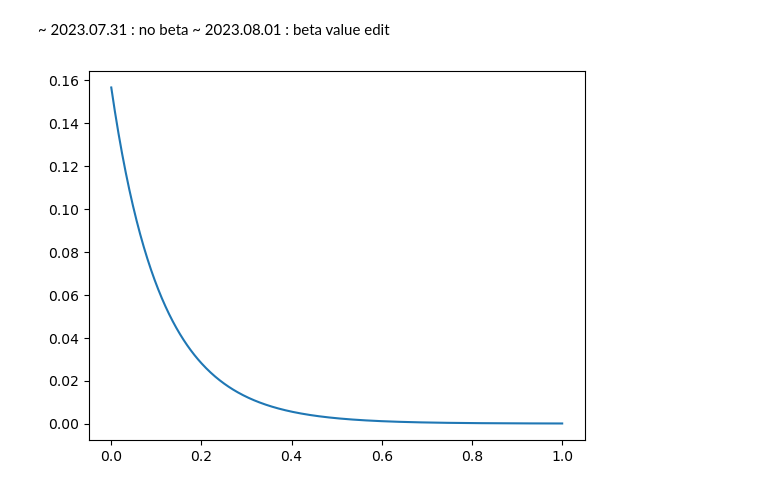
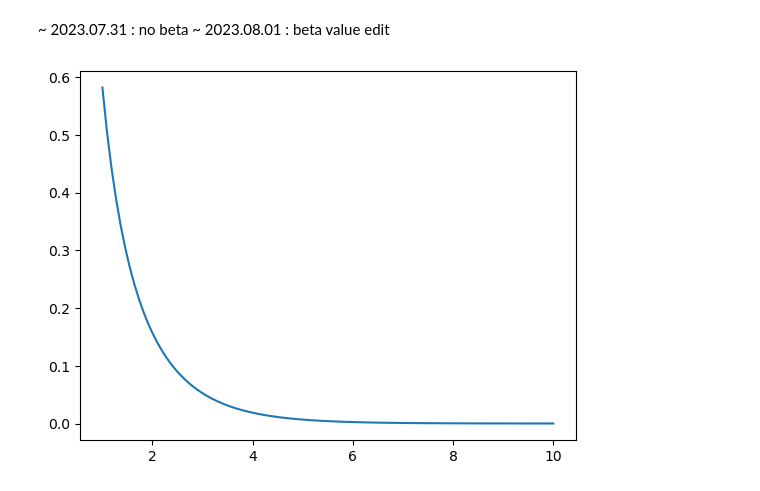
Before and after one commit to Ha-Nul/Codes, a Jupyter notebook: Python/2023 05 18 functions.ipynb, the cells around one changed output. Saved outputs shown, nothing was run; the diff lists cells and outputs as text; code cells hidden in the pictures.

```diff
--- a/Python/2023 05 18 functions.ipynb
+++ b/Python/2023 05 18 functions.ipynb
@@ -9,9 +9,9 @@ import json
 ~ 2023.07.31 : no beta
 ~ 2023.08.01 : beta value edit
 # %%
-k = np.linspace(1,10,500)
-tau = np.linspace(0,1,500)
-b = 2
+k = np.linspace(1,10,100)
+tau = np.linspace(0,1,100)
+b = 1
 
 #unit = 1e-21
 # %%
@@ -22,10 +22,10 @@ def bose_dist(x):
 
     return 1/(np.exp(x*b)-1)
 # %%
-plt.plot(tau,bose_dist(k))
+plt.plot(k,bose_dist(k))
 plt.show()
 # %% [output]
-[figure, old version]
+[figure, new version]
 # %%
 def green(tau,k):
 
```
Also changed, not shown: parts of 3 cells of this notebook.
